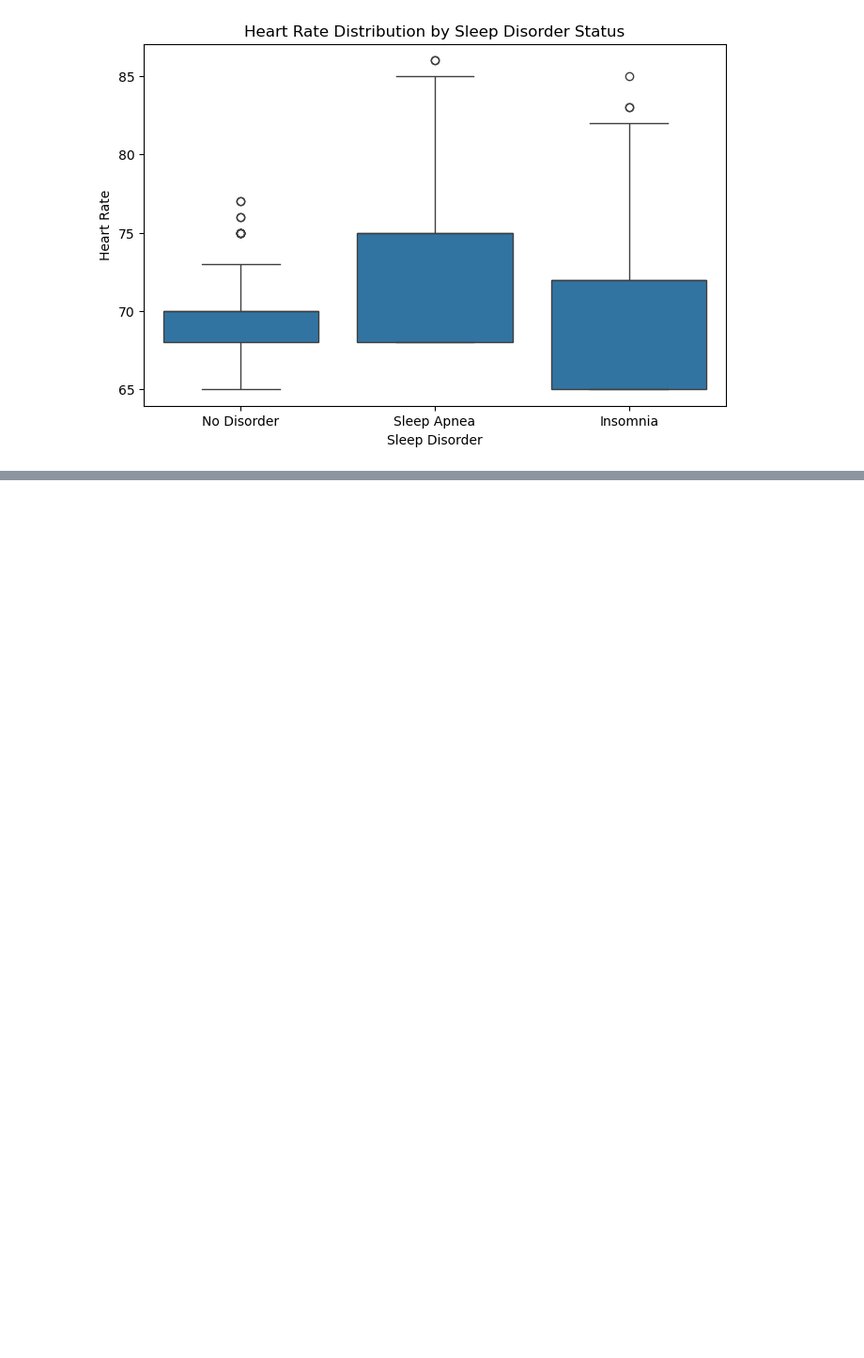
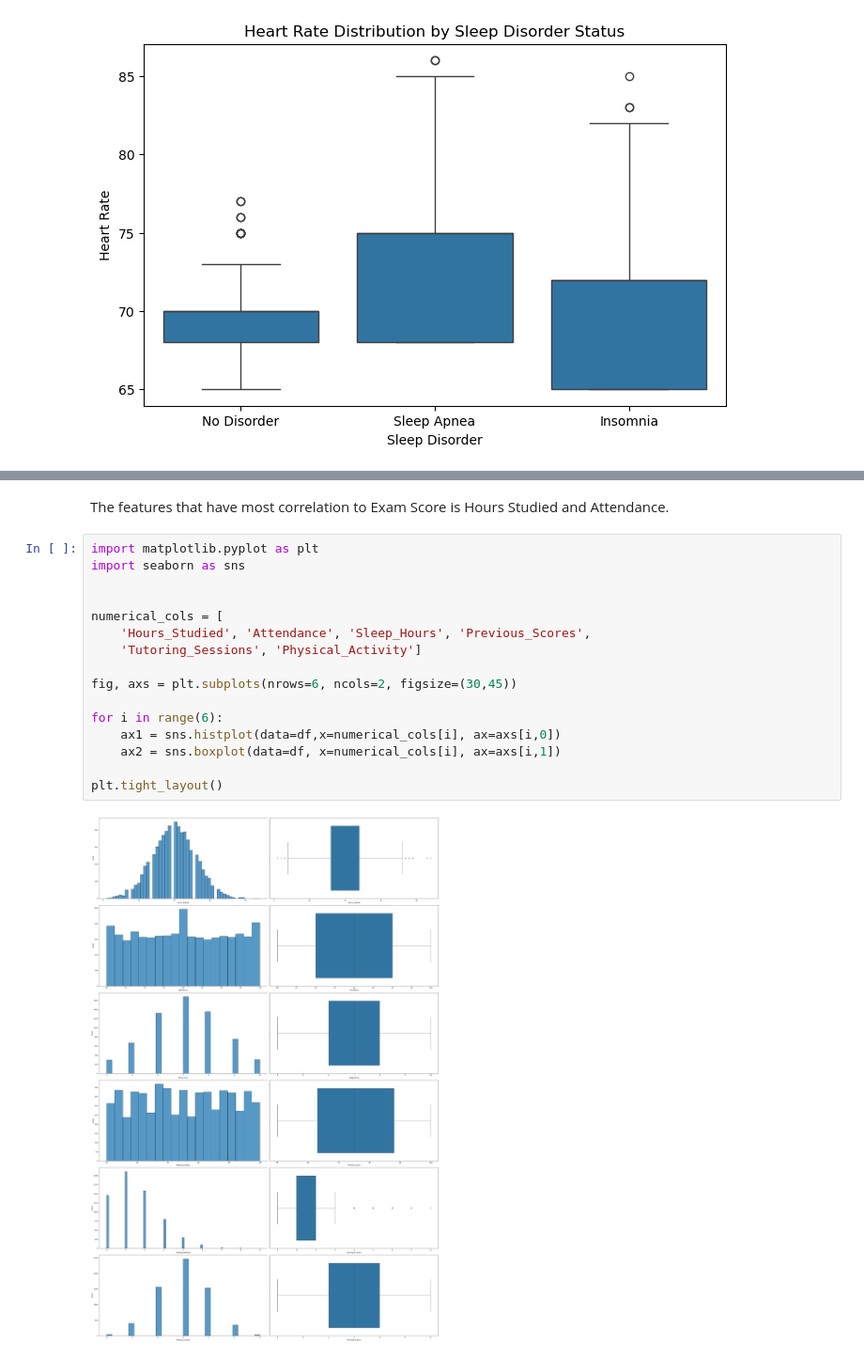
Before and after one commit to woxane/ML-Assignments, a Jupyter notebook: 1/ML-Assignment_1.ipynb, the cells around one changed output, grey strips where cells are left out. Shown at 94% size. Saved outputs shown, nothing was run; the diff lists cells and outputs as text; blank space fills up the shorter version.

```diff
--- a/1/ML-Assignment_1.ipynb
+++ b/1/ML-Assignment_1.ipynb
@@ -728,0 +864,20 @@ Statistic: 22399.0000, p-value: 0.0000
+# %% [markdown]
+The features that have most correlation to Exam Score is Hours Studied and Attendance.
+# %%
+import matplotlib.pyplot as plt
+import seaborn as sns
+
+
+numerical_cols = [
+    'Hours_Studied', 'Attendance', 'Sleep_Hours', 'Previous_Scores',
+    'Tutoring_Sessions', 'Physical_Activity']
+
+fig, axs = plt.subplots(nrows=6, ncols=2, figsize=(30,45))
+
+for i in range(6):
+    ax1 = sns.histplot(data=df,x=numerical_cols[i], ax=axs[i,0])
+    ax2 = sns.boxplot(data=df, x=numerical_cols[i], ax=axs[i,1])
+
+plt.tight_layout()
+# %% [output]
+[figure, added]
```
Also changed, not shown: parts of 34 cells of this notebook.
